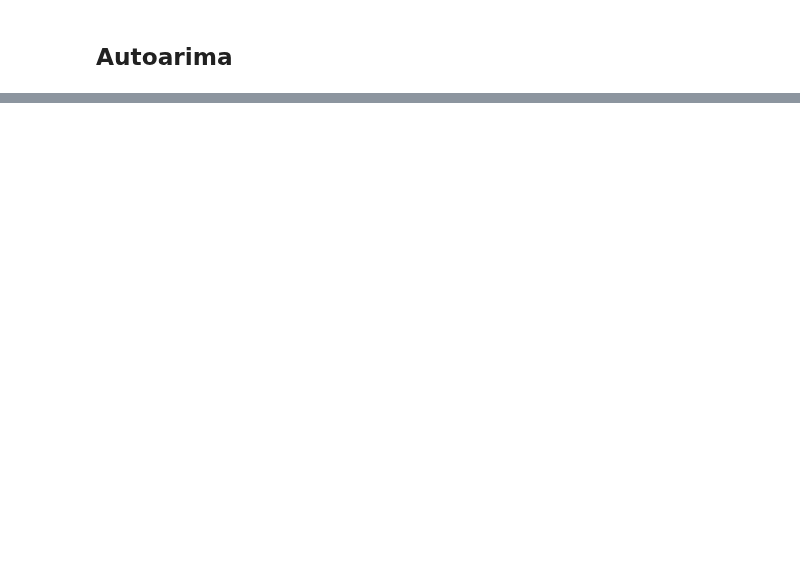
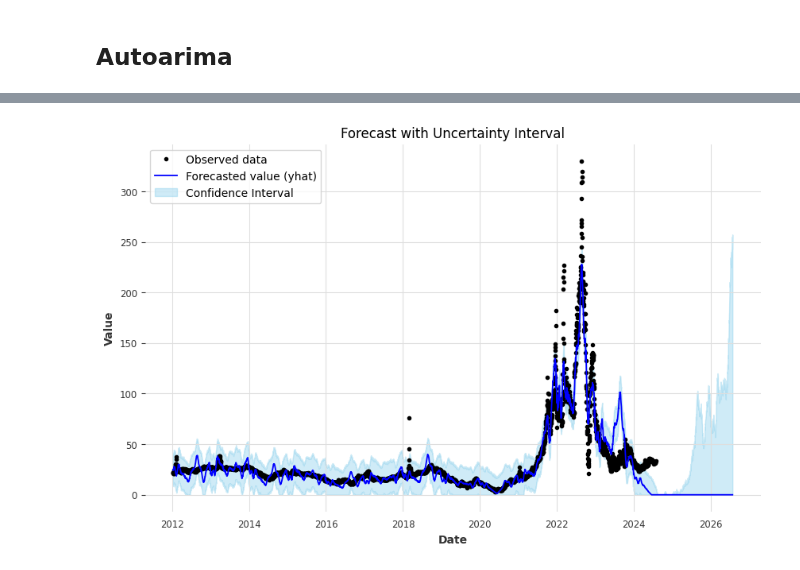
Before and after one commit to stefgr1/Prediction_of_energy_prices, a Jupyter notebook: data_retrieval/future_data/ARIMA/Arima_sim.ipynb, the cells around one changed output, grey strips where cells are left out. Saved outputs shown, nothing was run; the diff lists cells and outputs as text; code cells hidden in the pictures; blank space fills up the shorter version.

```diff
--- a/data_retrieval/future_data/ARIMA/Arima_sim.ipynb
+++ b/data_retrieval/future_data/ARIMA/Arima_sim.ipynb
@@ -385,0 +366,78 @@ Best parameters: {'changepoint_prior_scale': 0.5, 'holidays_prior_scale': 5.0, '
+# %%
+from prophet import Prophet
+import pandas as pd
+import matplotlib.pyplot as plt
+
+# Load and prepare data
+def load_and_prepare_data(file_path):
+    df = pd.read_csv(file_path)
+    df.sort_values('Date', inplace=True)
+    df['Date'] = pd.to_datetime(df['Date'])
+    return df
+
+train_df = load_and_prepare_data('../../../data/Final_data/train_df.csv')
+test_df = load_and_prepare_data('../../../data/Final_data/test_df.csv')
+
+# Concatenate the train and test data
+prophet_df = pd.concat([train_df, test_df])
+prophet_df = prophet_df[['Date', target_column]].rename(columns={'Date': 'ds', target_column: 'y'})
+
+# Ensure no negative or zero values
+prophet_df = prophet_df[prophet_df['y'] > 0]
+
+# Set a more conservative cap for logistic growth
+prophet_df['cap'] = prophet_df['y'].max() * 1.2
+prophet_df['floor'] = 0
+
+# Initialize the model with more realistic priors
+m = Prophet(
+    growth='linear',  # Use linear growth for more flexibility
+    yearly_seasonality=True,
+    weekly_seasonality=True,
+    seasonality_mode='multiplicative',  # Multiplicative seasonality
+    changepoint_prior_scale=1,  # Reduced for smoother trend
+    n_changepoints=25,  # Fewer changepoints for a less complex trend
+    seasonality_prior_scale=2,  # Reduced to lessen seasonal influence
+    interval_width=0.2,
+)
+
+# Add German holidays
+m.add_country_holidays(country_name='DE')
+
+# Optionally add custom seasonality
+m.add_seasonality(name='monthly', period=30.5, fourier_order=5)
+
+# Fit the model
+m.fit(prophet_df)
+
+# Create future dataframe with floor and cap
+future = m.make_future_dataframe(periods=730)
+future['cap'] = prophet_df['cap'].iloc[0]
+future['floor'] = 0
+
+# Forecast
+forecast = m.predict(future)
+
+# Ensure no negative predictions (safeguard)
+forecast['yhat'] = forecast['yhat'].clip(lower=0)
+forecast['yhat_lower'] = forecast['yhat_lower'].clip(lower=0)
+forecast['yhat_upper'] = forecast['yhat_upper'].clip(lower=0)
+
+# Plot forecast with observed data on the original scale
+fig, ax = plt.subplots(figsize=(10, 6))
+
+# Plot observed data
+ax.plot(prophet_df['ds'], prophet_df['y'], 'k.', label='Observed data')
+
+# Plot forecasted values
+ax.plot(forecast['ds'], forecast['yhat'], color='blue', label='Forecasted value (yhat)')
+ax.fill_between(forecast['ds'], forecast['yhat_lower'], forecast['yhat_upper'],
+                color='skyblue', alpha=0.4, label='Confidence Interval')
+
+# Add legend and labels
+ax.legend(loc='upper left', frameon=True)
+plt.title('Forecast with Uncertainty Interval')
+plt.xlabel('Date')
+plt.ylabel('Value')
+plt.show()
+# %% [output]
@@ -385,0 +446 @@ Best parameters: {'changepoint_prior_scale': 0.5, 'holidays_prior_scale': 5.0, '
+[figure, added]
```
Also changed, not shown: parts of 21 cells of this notebook, 2 other files.
